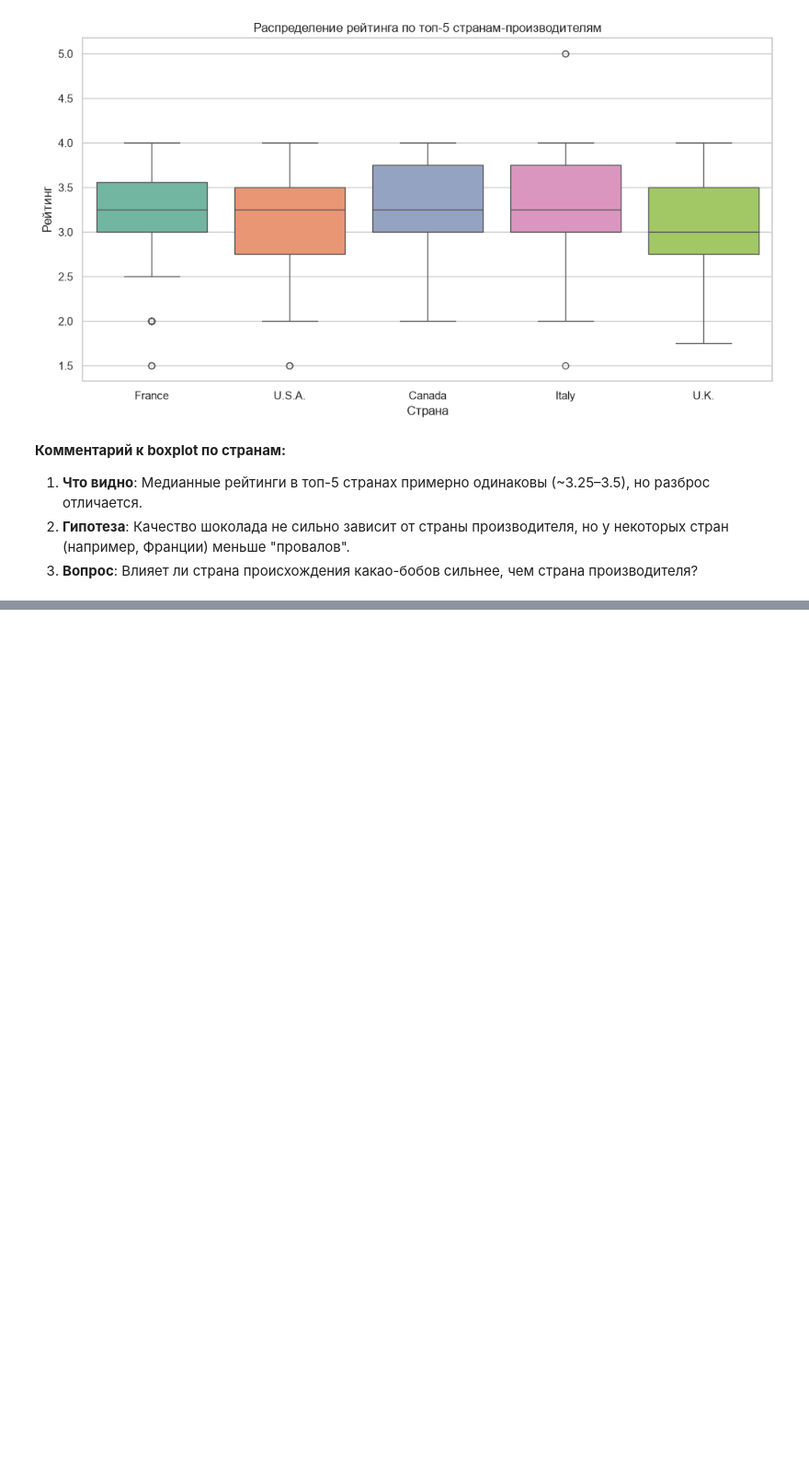
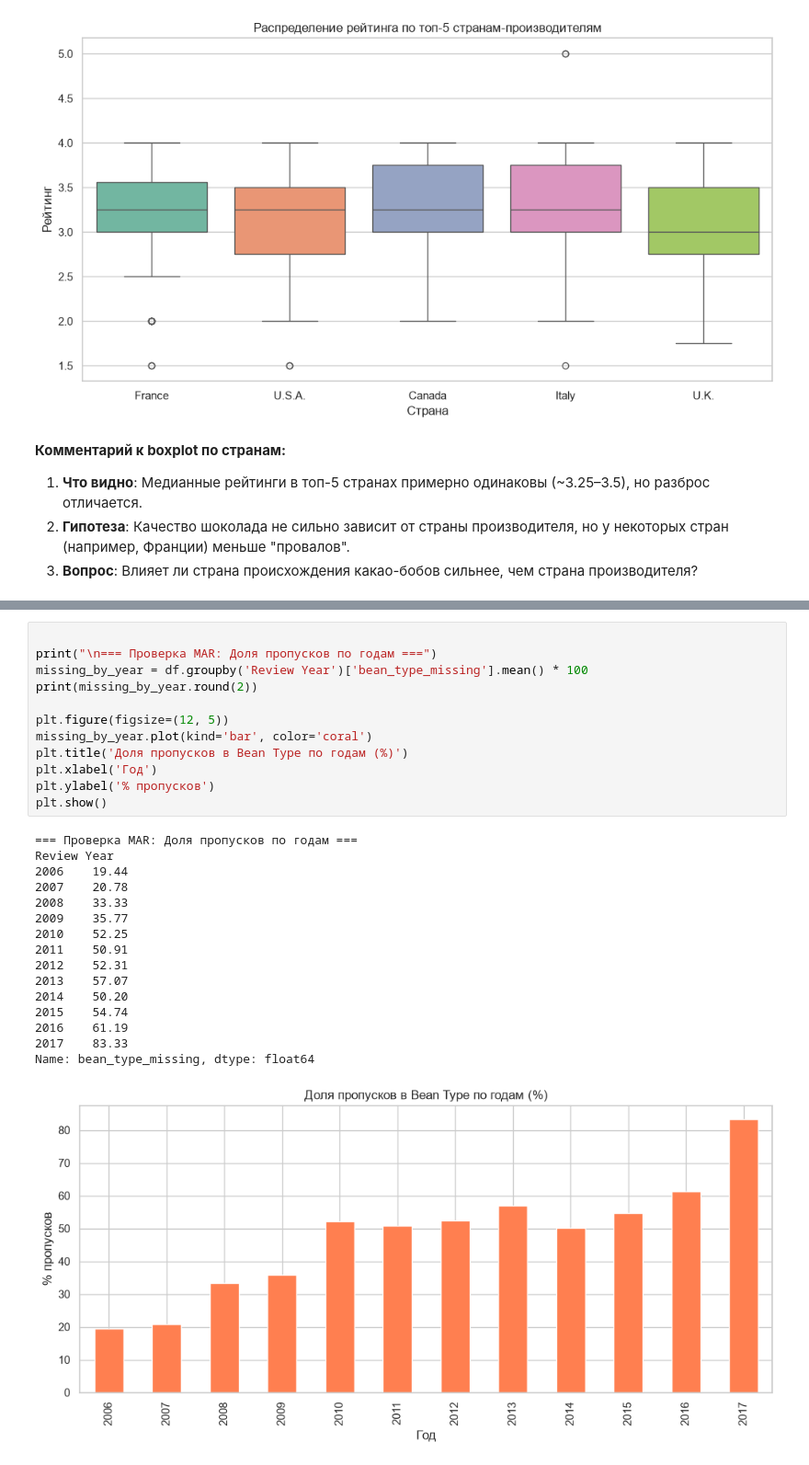
Before and after one commit to gudkovm/cacao_analysis, a Jupyter notebook: notebooks/01_data_understanding.ipynb, the cells around one changed output, grey strips where cells are left out. Shown at 92% size. Cells and saved outputs as stored; diff of their text form; blank space fills up the shorter version.

```diff
--- a/notebooks/01_data_understanding.ipynb
+++ b/notebooks/01_data_understanding.ipynb
@@ -370,0 +464,29 @@ Passing `palette` without assigning `hue` is deprecated and will be removed in v
+# %%
+
+print("\n=== Проверка MAR: Доля пропусков по годам ===")
+missing_by_year = df.groupby('Review Year')['bean_type_missing'].mean() * 100
+print(missing_by_year.round(2))
+
+plt.figure(figsize=(12, 5))
+missing_by_year.plot(kind='bar', color='coral')
+plt.title('Доля пропусков в Bean Type по годам (%)')
+plt.xlabel('Год')
+plt.ylabel('% пропусков')
+plt.show()
+# %% [output]
+=== Проверка MAR: Доля пропусков по годам ===
+Review Year
+2006    19.44
+2007    20.78
+2008    33.33
+2009    35.77
+2010    52.25
+2011    50.91
+2012    52.31
+2013    57.07
+2014    50.20
+2015    54.74
+2016    61.19
+2017    83.33
+Name: bean_type_missing, dtype: float64
+[figure, added]
```
Also changed, not shown: parts of 21 cells of this notebook.
